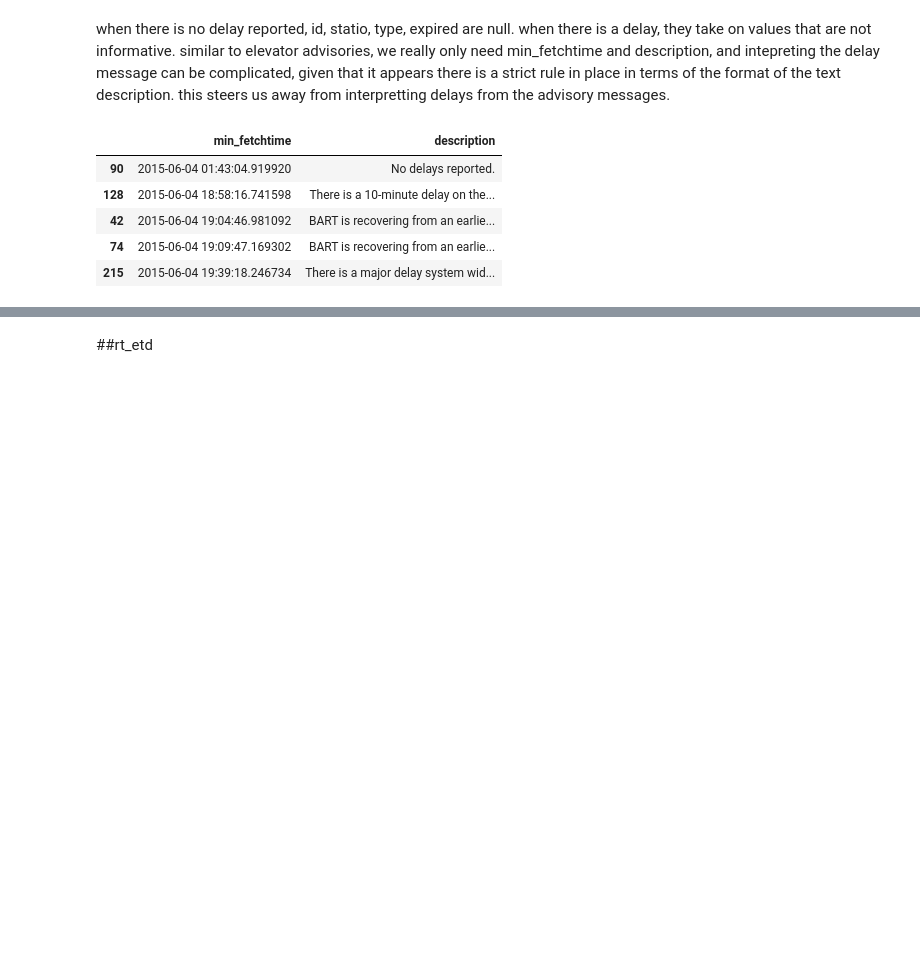
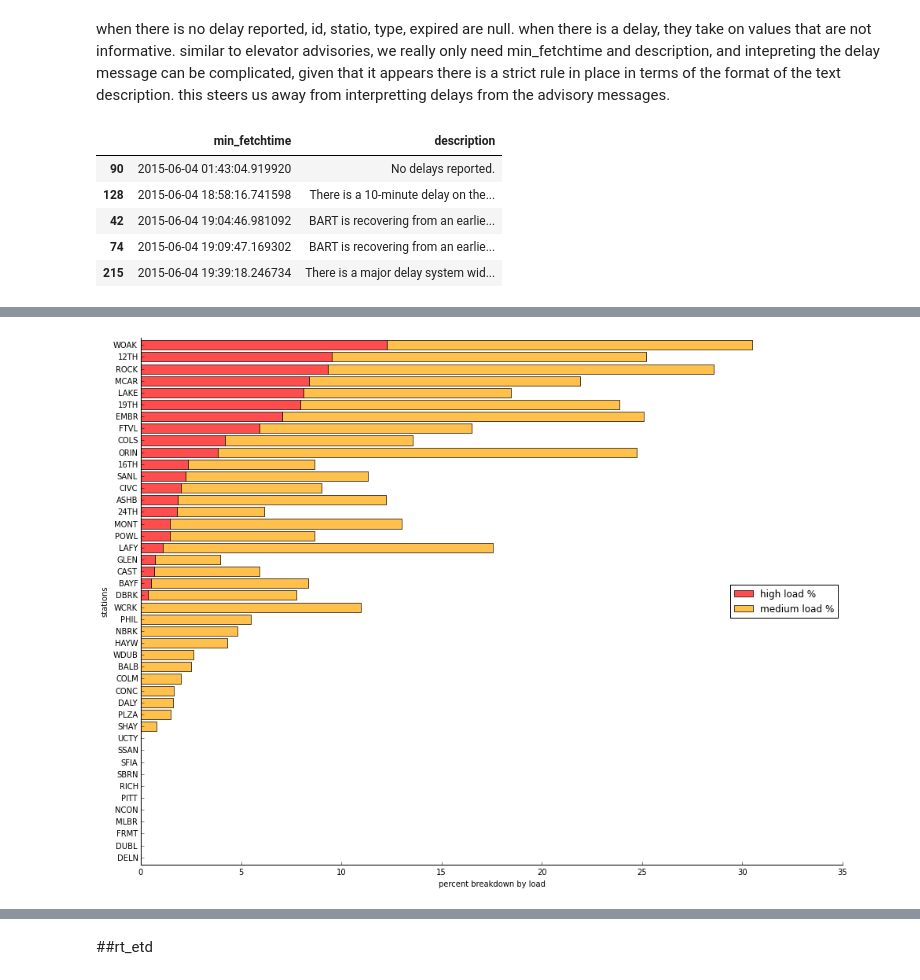
Before and after one commit to dmilad/BARTProject, a Jupyter notebook: eda/eda.ipynb, the cells around one changed output, grey strips where cells are left out. Cells and saved outputs as stored; diff of their text form; code cells hidden in the pictures; blank space fills up the shorter version.

```diff
--- a/eda/eda.ipynb
+++ b/eda/eda.ipynb
@@ -502,0 +494,4 @@ desc[:10]
+# %%
+sched_load = exec_pd('select station, route, train, passload from sched_load;')
+sched_load.columns = ['station', 'route', 'train', 'passload']
+sched_load.head()
@@ -502,0 +521,23 @@ desc[:10]
+# %%
+piv = pd.pivot_table(sched_load, columns = 'passload', index = 'station', values = 'route', aggfunc=lambda x: len(x))
+piv = t.apply(lambda x : x * 100 / x.sum(), axis=1)
+piv = t.fillna(0)
+piv = t.sort([3, 2], ascending=[1, 1])
+
+fig, ax = plt.subplots(figsize=(16,12))
+labels = piv.index
+locations = np.arange(len(labels))
+width = 2
+rectlocations = locations - (width / 2.0)
+
+ax.barh(locations, piv[3], align='center', alpha=0.7, color = 'red')
+ax.barh(locations, piv[2], align='center', alpha=0.7, left = piv[3], color = 'orange')
+plt.yticks(locations, labels)
+ax.set_ylim(min(locations) - 0.6, max(locations) + 0.6)
+ax.set_xlabel('percent breakdown by load')
+ax.set_ylabel('stations')
+ax.legend(('high load %', 'medium load %'), loc = 5)
+
+remove_border()
+# %% [output]
+[figure, added]
```
Also changed, not shown: parts of 12 cells of this notebook, 3 other files.
